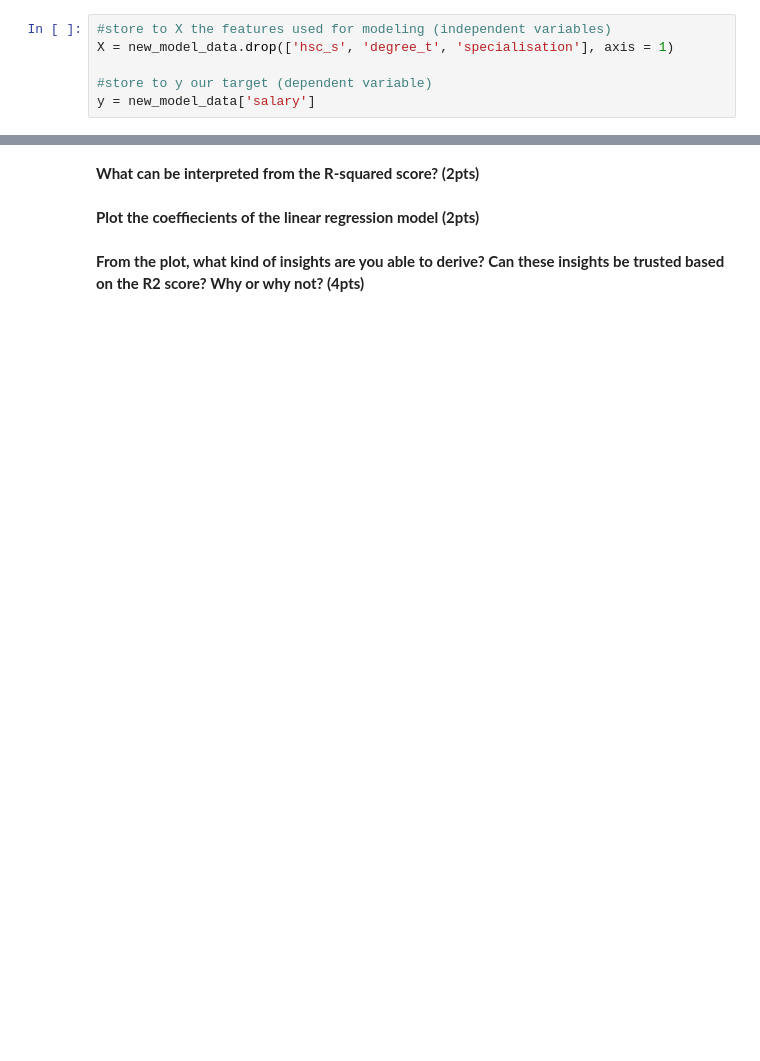
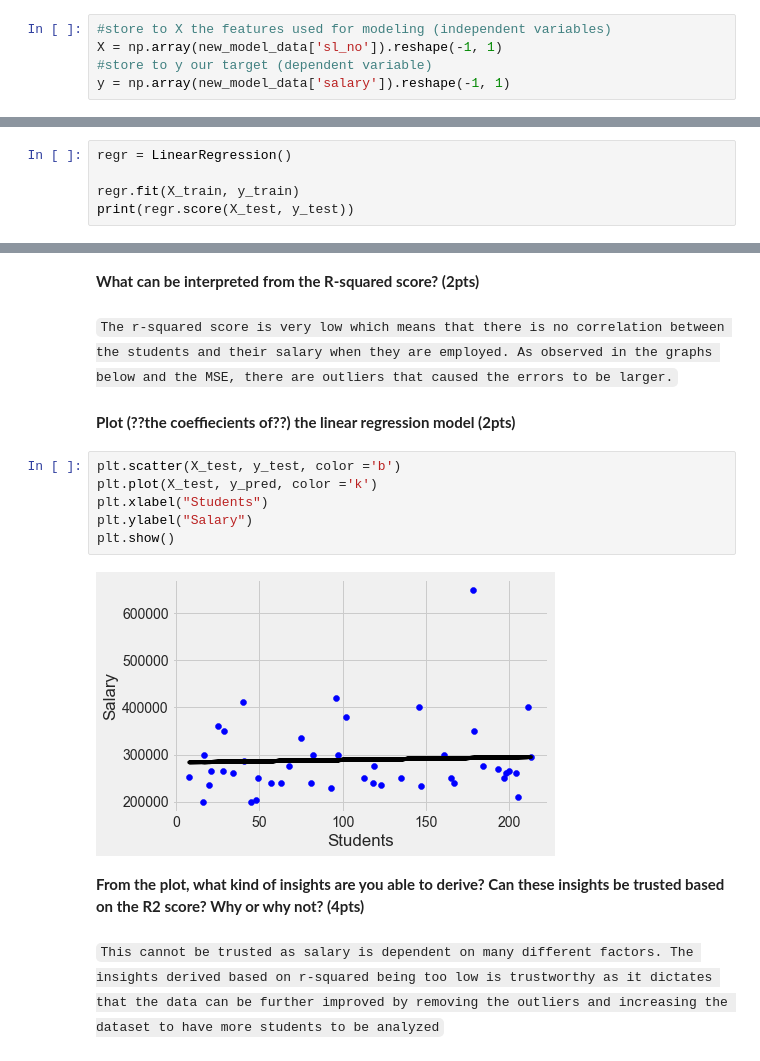
Before and after one commit to Astrathena18/DATA103-Repository, a Jupyter notebook: Notebooks/KNN_and_LR_Assignment/01_knn_lr_student.ipynb, the cells around one changed output, grey strips where cells are left out. Drawn from its saved outputs; the diff is of its cells as text; blank space fills up the shorter version.

```diff
--- a/Notebooks/KNN_and_LR_Assignment/01_knn_lr_student.ipynb
+++ b/Notebooks/KNN_and_LR_Assignment/01_knn_lr_student.ipynb
@@ -346,10 +357,9 @@ from sklearn.metrics import mean_squared_error, r2_score
 **do a train-test split wherein 70% of the data is used for training and 30% is used for testing (2pts)**
 # %%
 #store to X the features used for modeling (independent variables)
-X = new_model_data.drop(['hsc_s', 'degree_t', 'specialisation'], axis = 1)
-
+X = np.array(new_model_data['sl_no']).reshape(-1, 1)
 #store to y our target (dependent variable)
-y = new_model_data['salary']
+y = np.array(new_model_data['salary']).reshape(-1, 1)
 # %%
 X_train, X_test, y_train, y_test = train_test_split(X, y, test_size=0.3, random_state=42)
 # %% [markdown]
@@ -414,0 +367,5 @@ strong multicollinearity problems or that the design matrix is singular.
+# %%
+regr = LinearRegression()
+
+regr.fit(X_train, y_train)
+print(regr.score(X_test, y_test))
@@ -415,6 +388,18 @@ strong multicollinearity problems or that the design matrix is singular.
 # %% [markdown]
 **What can be interpreted from the R-squared score? (2pts)**
+# %% [markdown]
+`The r-squared score is very low which means that there is no correlation between the students and their salary when they are employed. As observed in the graphs below and the MSE, there are outliers that caused the errors to be larger.`
 # %% [markdown]
-**Plot the coeffiecients of the linear regression model (2pts)**
+**Plot (??the coeffiecients of??) the linear regression model (2pts)**
+# %%
+plt.scatter(X_test, y_test, color ='b')
+plt.plot(X_test, y_pred, color ='k')
+plt.xlabel("Students")
+plt.ylabel("Salary")
+plt.show()
+# %% [output]
+[figure, added]
 # %% [markdown]
 **From the plot, what kind of insights are you able to derive? Can these insights be trusted based on the R2 score? Why or why not? (4pts)**
+# %% [markdown]
+`This cannot be trusted as salary is dependent on many different factors. The insights derived based on r-squared being too low is trustworthy as it dictates that the data can be further improved by removing the outliers and increasing the dataset to have more students to be analyzed`
```
Also changed, not shown: parts of 12 cells of this notebook.
